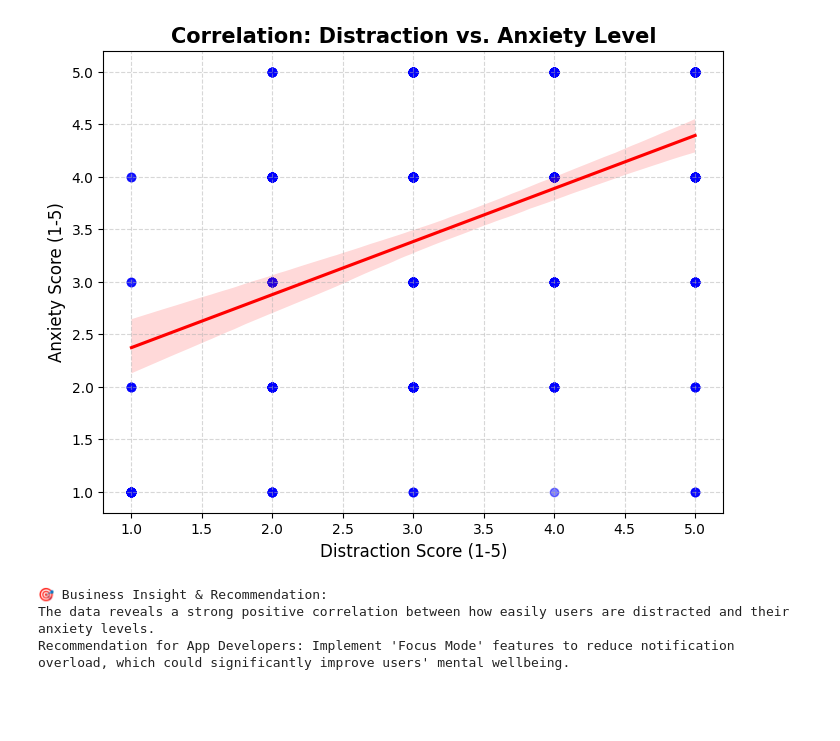
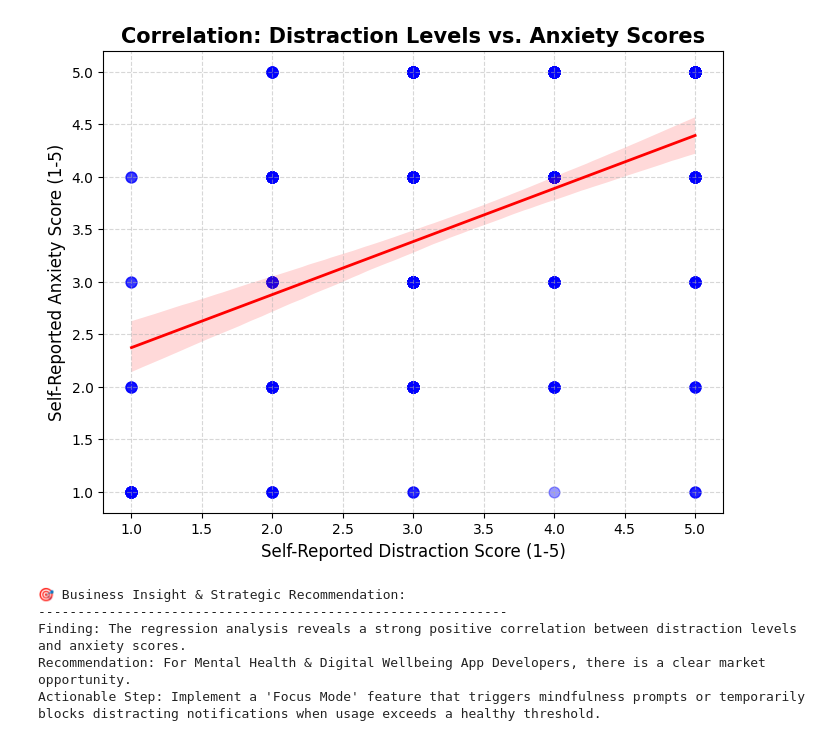
Before and after one commit to mxb8tb9nz2-cmyk/Social-Media-Mental-Health-Analysis, a Jupyter notebook: social_media.ipynb, the cells around one changed output. Drawn from its saved outputs; the diff is of its cells as text; code cells hidden in the pictures; blank space fills up the shorter version.

```diff
--- a/social_media.ipynb
+++ b/social_media.ipynb
@@ -63,22 +78,31 @@ plt.show()
 # %%
+# Initialize the figure
 plt.figure(figsize=(8, 6))
 
-# 画散点图与回归趋势线
+# Create a scatter plot with a linear regression trendline (OLS)
 sns.regplot(x='Distraction_Score', y='Anxiety_Score', data=df,
-            scatter_kws={'color':'blue', 'alpha':0.5}, line_kws={'color':'red'})
+            scatter_kws={'color':'blue', 'alpha':0.4, 's':60},
+            line_kws={'color':'red', 'linewidth':2})
 
-plt.title('Correlation: Distraction vs. Anxiety Level', fontsize=15, fontweight='bold')
-plt.xlabel('Distraction Score (1-5)', fontsize=12)
-plt.ylabel('Anxiety Score (1-5)', fontsize=12)
+# Add professional titles and labels
+plt.title('Correlation: Distraction Levels vs. Anxiety Scores', fontsize=15, fontweight='bold')
+plt.xlabel('Self-Reported Distraction Score (1-5)', fontsize=12)
+plt.ylabel('Self-Reported Anxiety Score (1-5)', fontsize=12)
+
+# Add a grid for a polished analytical look
 plt.grid(True, linestyle='--', alpha=0.5)
 plt.show()
 
-# 打印最终商业洞察
-print("🎯 Business Insight & Recommendation:")
-print("The data reveals a strong positive correlation between how easily users are distracted and their anxiety levels.")
-print("Recommendation for App Developers: Implement 'Focus Mode' features to reduce notification overload, which could significantly improve users' mental wellbeing.")
+# Print the final business insights and recommendations
+print("🎯 Business Insight & Strategic Recommendation:")
+print("-" * 60)
+print("Finding: The regression analysis reveals a strong positive correlation between distraction levels and anxiety scores.")
+print("Recommendation: For Mental Health & Digital Wellbeing App Developers, there is a clear market opportunity.")
+print("Actionable Step: Implement a 'Focus Mode' feature that triggers mindfulness prompts or temporarily blocks distracting notifications when usage exceeds a healthy threshold.")
 # %% [output]
-[figure, old version]
+[figure, new version]
-🎯 Business Insight & Recommendation:
-The data reveals a strong positive correlation between how easily users are distracted and their anxiety levels.
-Recommendation for App Developers: Implement 'Focus Mode' features to reduce notification overload, which could significantly improve users' mental wellbeing.
+🎯 Business Insight & Strategic Recommendation:
+------------------------------------------------------------
+Finding: The regression analysis reveals a strong positive correlation between distraction levels and anxiety scores.
+Recommendation: For Mental Health & Digital Wellbeing App Developers, there is a clear market opportunity.
+Actionable Step: Implement a 'Focus Mode' feature that triggers mindfulness prompts or temporarily blocks distracting notifications when usage exceeds a healthy threshold.
```
Also changed, not shown: parts of 2 cells of this notebook.
